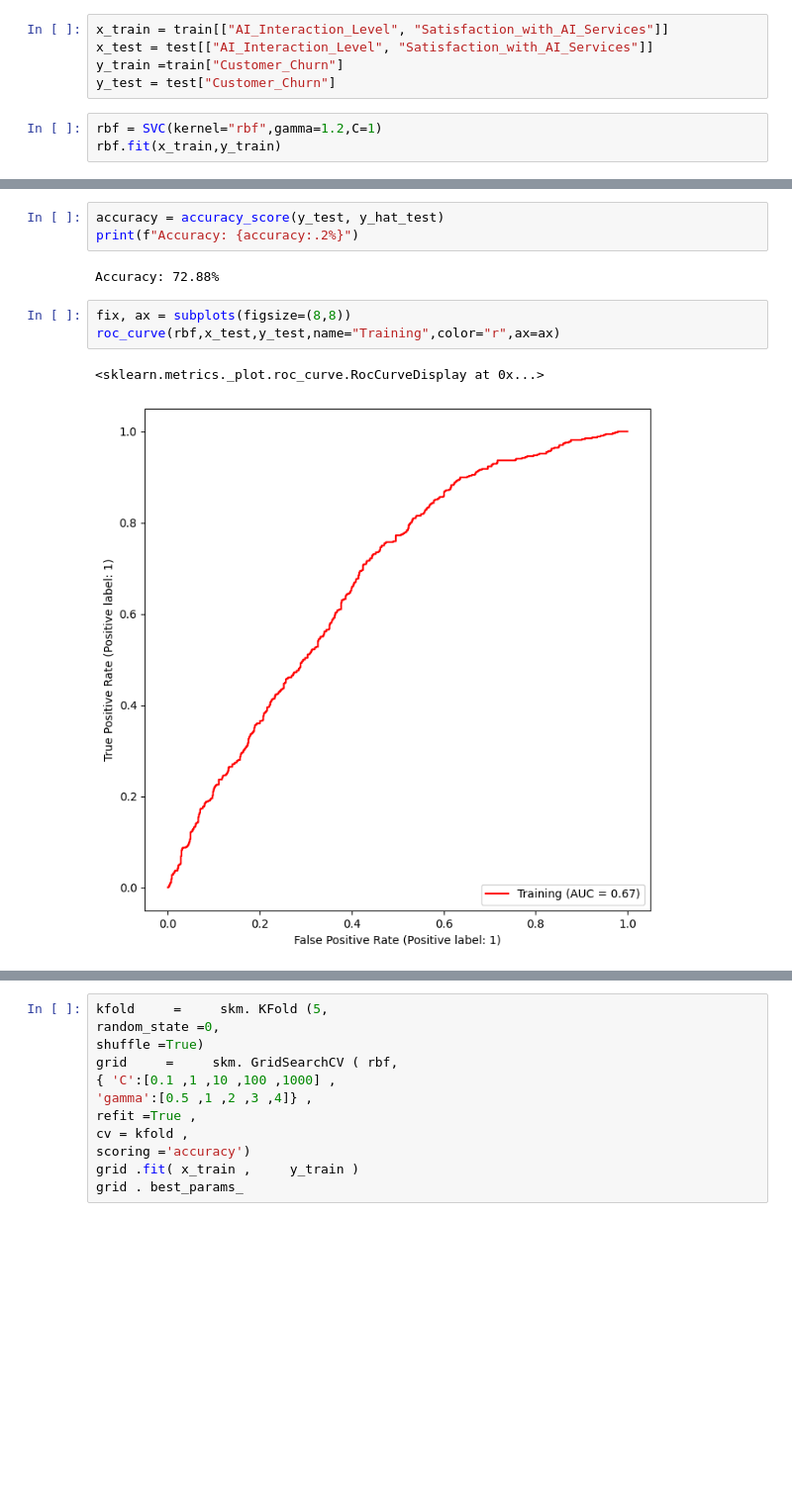
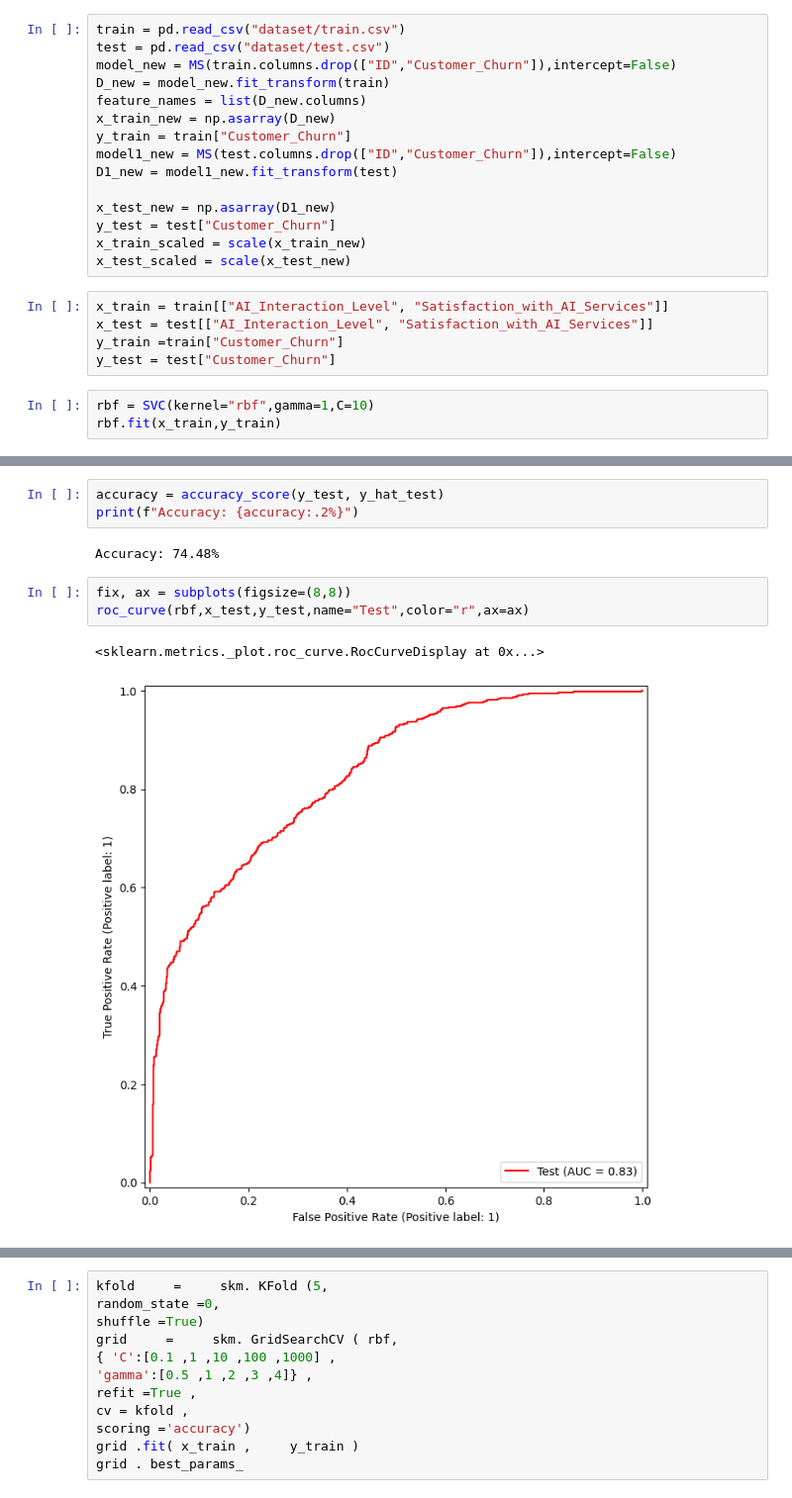
Before and after one commit to wend1k3/Wussap, a Jupyter notebook: vectorMachines.ipynb, the cells around one changed output, grey strips where cells are left out. Shown at 99% size. Cells and saved outputs as stored; diff of their text form; blank space fills up the shorter version.

```diff
--- a/vectorMachines.ipynb
+++ b/vectorMachines.ipynb
@@ -46,9 +49,24 @@ y_test = test["Customer_Churn"]
+# %%
+train = pd.read_csv("dataset/train.csv")
+test = pd.read_csv("dataset/test.csv")
+model_new = MS(train.columns.drop(["ID","Customer_Churn"]),intercept=False)
+D_new = model_new.fit_transform(train)
+feature_names = list(D_new.columns)
+x_train_new = np.asarray(D_new)
+y_train = train["Customer_Churn"]
+model1_new = MS(test.columns.drop(["ID","Customer_Churn"]),intercept=False)
+D1_new = model1_new.fit_transform(test)
+
+x_test_new = np.asarray(D1_new)
+y_test = test["Customer_Churn"]
+x_train_scaled = scale(x_train_new)
+x_test_scaled = scale(x_test_new)
 # %%
 x_train = train[["AI_Interaction_Level", "Satisfaction_with_AI_Services"]]
 x_test = test[["AI_Interaction_Level", "Satisfaction_with_AI_Services"]]
 y_train =train["Customer_Churn"]
 y_test = test["Customer_Churn"]
 # %%
-rbf = SVC(kernel="rbf",gamma=1.2,C=1)
+rbf = SVC(kernel="rbf",gamma=1,C=10)
 rbf.fit(x_train,y_train)
 # %% [output]
@@ -65,10 +83,10 @@ confusion_table(y_hat_test,y_test)
 accuracy = accuracy_score(y_test, y_hat_test)
 print(f"Accuracy: {accuracy:.2%}")
 # %% [output]
-Accuracy: 72.88%
+Accuracy: 74.48%
 # %%
 fix, ax = subplots(figsize=(8,8))
-roc_curve(rbf,x_test,y_test,name="Training",color="r",ax=ax)
+roc_curve(rbf,x_test,y_test,name="Test",color="r",ax=ax)
 # %% [output]
 <sklearn.metrics._plot.roc_curve.RocCurveDisplay at 0x...>
-[figure, old version]
+[figure, new version]
```
Also changed, not shown: parts of 16 cells of this notebook.
